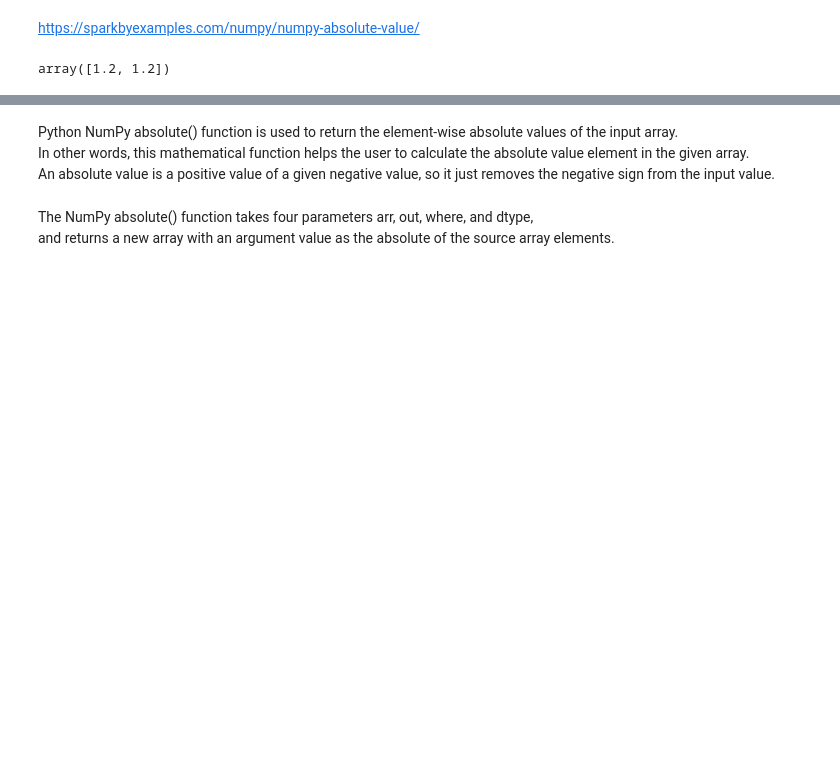
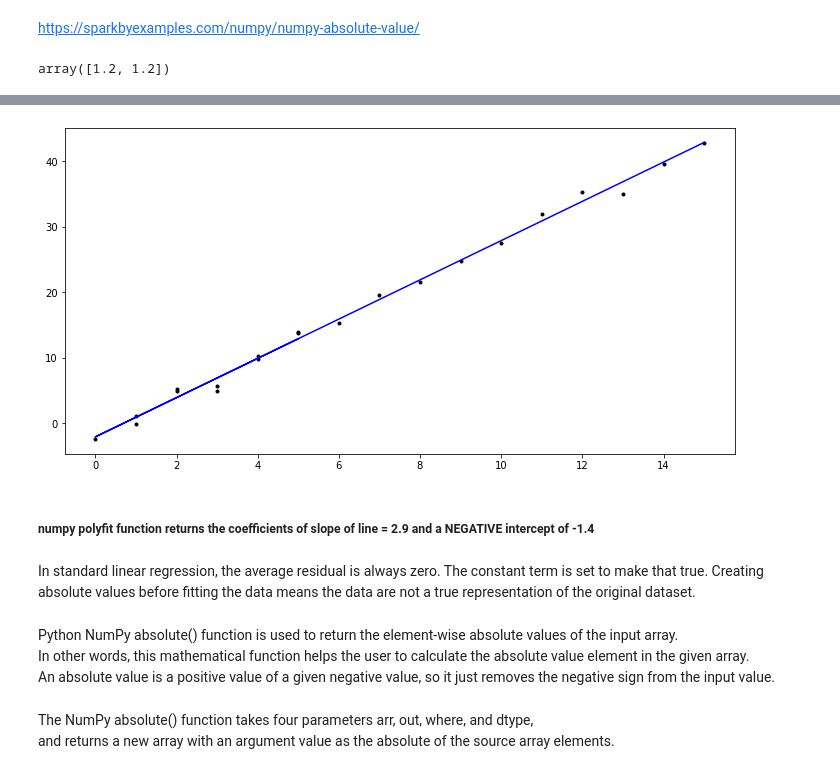
Before and after one commit to doodymack/Machine_Learn_Stats-Assessment, a Jupyter notebook: Exercises/02-Models_exercises.ipynb, the cells around one changed output, grey strips where cells are left out. Cells and saved outputs as stored; diff of their text form; code cells hidden in the pictures; blank space fills up the shorter version.

```diff
--- a/Exercises/02-Models_exercises.ipynb
+++ b/Exercises/02-Models_exercises.ipynb
@@ -36,3 +128,19 @@ plt.show()
+# %%
+# Create a plot.
+fig, ax = plt.subplots(figsize=(12,6))
+
+# Plot x vs y.
+ax.plot(x_abs, y, 'k.')
+
+# Plot x vs parameters on x.
+ax.plot(x_abs, paramsA[0] * x_abs + paramsA[1], 'b-');
+# %% [output]
+[figure, added]
+# %% [markdown]
+##### numpy polyfit function returns the coefficients of slope of line = 2.9 and a NEGATIVE intercept of -1.4
+# %% [markdown]
+In standard linear regression, the average residual is always zero. The constant term is set to make that true.
+Creating absolute values before fitting the data means the data are not a true representation of the original dataset.
 # %% [markdown]
 Python NumPy absolute() function is used to return the element-wise absolute values of the input array.
 In other words, this mathematical function helps the user to calculate the absolute value element in the given array.
```
Also changed, not shown: parts of 48 cells of this notebook.
